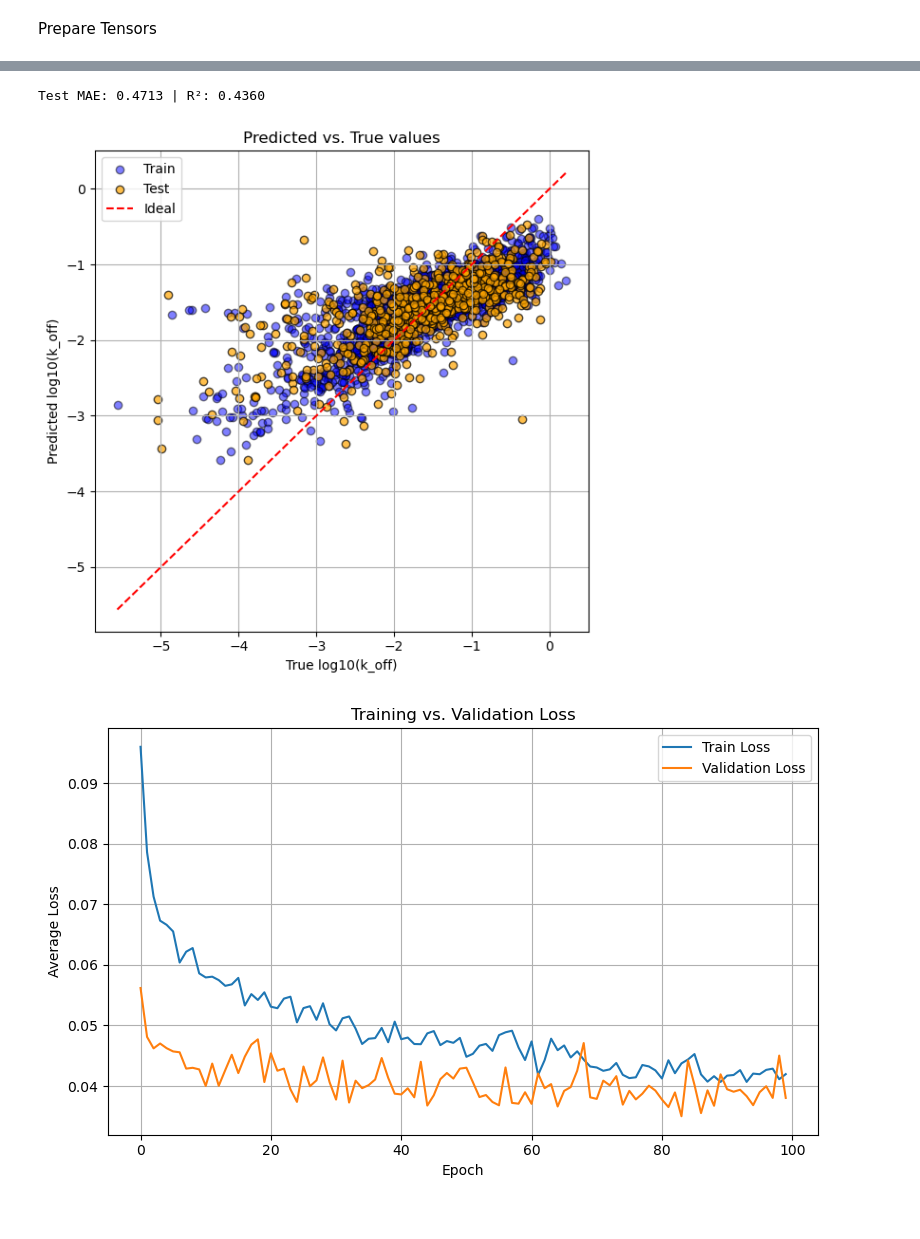
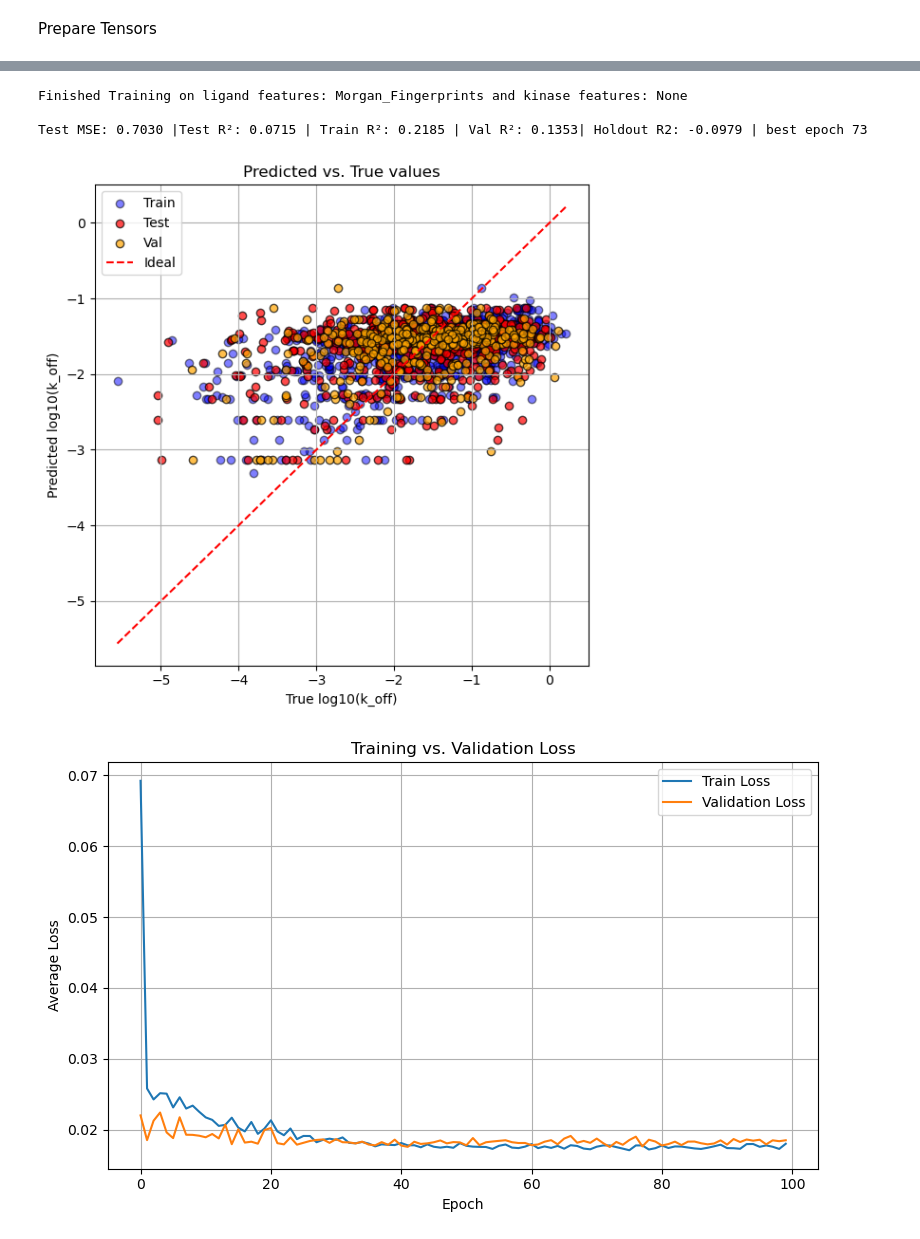
Before and after one commit to pwagoe/machine-learning-models-for-kinetic-rates-prediction, a Jupyter notebook: model/NN/NN1.ipynb, the cells around one changed output, grey strips where cells are left out. Cells and saved outputs as stored; diff of their text form; code cells hidden in the pictures.

```diff
--- a/model/NN/NN1.ipynb
+++ b/model/NN/NN1.ipynb
@@ -64,10 +73,10 @@ df_all.dropna(subset=["log_koff"], inplace=True)  #drop rows with missing target
 #get iris split from my cleaned data set
 df_train = df_all[df_all.set_index(["kinase", "ligand"]).index.isin(ind_train)].copy()
 df_val = df_all[df_all.set_index(["kinase", "ligand"]).index.isin(ind_val)].copy()
-df_test = df_all[df_all.set_index(["kinase", "ligand"]).index.isin(ind_test)].copy()
+df_test= df_all[df_all.set_index(["kinase", "ligand"]).index.isin(ind_test)].copy()
 df_holdout = df_all[df_all.set_index(["kinase", "ligand"]).index.isin(ind_holdout)].copy()
 #merge train and val for final training
-df_train = pd.merge(df_train, df_val, how="outer")
+#df_train = pd.merge(df_train, df_val, how="outer")
 # %%
 ligand_selectors = {
     "Mordred_Features":      lambda df: df.loc[:, "ABC":"mZagreb2"],
@@ -145,16 +154,17 @@ def prepare_tensors(df, ligand_cols, kinase_cols, y_scaler, x_scaler_ligand, x_s
     return TensorDataset(X_tensor, y_tensor)
 
 
-# Split des Datensets in test und training data
+# Split des Datensets in test und training data. Hhange former holdout to the final test set, change former test set to validation set
 train_ds = prepare_tensors(df_train, kinase_cols=kinase_cols, ligand_cols=ligand_cols, y_scaler=y_scaler, x_scaler_kinase=x_scaler_kinase, x_scaler_ligand=x_scaler_ligand)
 test_ds = prepare_tensors(df_test, kinase_cols=kinase_cols, ligand_cols=ligand_cols, y_scaler=y_scaler, x_scaler_kinase=x_scaler_kinase, x_scaler_ligand=x_scaler_ligand) #rename former test to val
-val_ds = prepare_tensors(df_holdout, kinase_cols=kinase_cols, ligand_cols=ligand_cols, y_scaler=y_scaler, x_scaler_kinase=x_scaler_kinase, x_scaler_ligand=x_scaler_ligand) #rename former holdout to test
+val_ds = prepare_tensors(df_val, kinase_cols=kinase_cols, ligand_cols=ligand_cols, y_scaler=y_scaler, x_scaler_kinase=x_scaler_kinase, x_scaler_ligand=x_scaler_ligand) #rename former holdout to test
+holdout_ds = prepare_tensors(df_holdout, kinase_cols=kinase_cols, ligand_cols=ligand_cols, y_scaler=y_scaler, x_scaler_kinase=x_scaler_kinase, x_scaler_ligand=x_scaler_ligand)
 
 #create minibatches of the specified size
 train_loader = DataLoader(train_ds, batch_size=32, shuffle=True)
 val_loader = DataLoader(val_ds, batch_size=32, shuffle=False)
 test_loader = DataLoader(test_ds, batch_size=32, shuffle=False)
-#holdout_loader = DataLoader(holdout_ds, batch_size=32, shuffle=False)
+
 #how to access the tensor shapes if needed
 X_tensor = train_ds.tensors[0]
 y_tensor = train_ds.tensors[1]
@@ -190,7 +205,7 @@ n_epochs = 100
 train_losses, val_losses = [], []  # Liste zur Speicherung der avg_loss pro Epoche
 
 #early stopper
-#early_stopper = EarlyStopper(patience=10, min_delta=0.0001) #standard min_delta is 0.001
+early_stopper = EarlyStopper(patience=20, min_delta=0.0001) #standard min_delta is 0.001
 best_weights = copy.deepcopy(model.state_dict()) #save initial weights
 best_val_loss = float('inf') #initialize best val loss to infinity
 
@@ -223,15 +238,15 @@ for epoch in range(n_epochs):
             pred = model(xb)
             loss = loss_fn(pred, yb)
             val_loss += loss.item()
-    avg_val_loss = val_loss / len(test_loader)
+    avg_val_loss = val_loss / len(val_loader)
     val_losses.append(avg_val_loss)
 
     #track best model weights
-    if avg_val_loss < best_val_loss: #- early_stopper.min_delta:
+    if avg_val_loss < best_val_loss: #-early_stopper.min_delta:
         best_val_loss = avg_val_loss
         best_weights = copy.deepcopy(model.state_dict())
 
-    print(f"Epoch {epoch+1}/{n_epochs}, Loss: {avg_loss:.4f}")
+    print(f"Epoch {epoch+1}/{n_epochs}, Train Loss: {avg_loss:.4f}")
 
     #early stopping check
     #if early_stopper.early_stop(avg_val_loss):
@@ -284,39 +299,60 @@ with torch.no_grad():
     y_train_pred = y_scaler.inverse_transform(y_train_pred_scaled)
     y_train_true = y_scaler.inverse_transform(train_ds.tensors[1].numpy())
 
-mae = mean_absolute_error(y_test_true, y_test_pred)
+    #validation predictions
+    y_val_pred_scaled=model(val_ds.tensors[0]).numpy()
+    y_val_pred = y_scaler.inverse_transform(y_val_pred_scaled)
+    y_val_true = y_scaler.inverse_transform(val_ds.tensors[1].numpy())
+
+    #validation predictions
+    y_holdout_pred_scaled=model(holdout_ds.tensors[0]).numpy()
+    y_holdout_pred = y_scaler.inverse_transform(y_holdout_pred_scaled)
+    y_holdout_true = y_scaler.inverse_transform(holdout_ds.tensors[1].numpy())
+
+
+
+
+mse = mean_squared_error(y_test_true, y_test_pred)
 r2 = r2_score(y_test_true, y_test_pred)
-print(f"\nTest MAE: {mae:.4f} | R²: {r2:.4f}")
+r2_train = r2_score(y_train_true, y_train_pred)
+r2_val = r2_score(y_val_true, y_val_pred)
+r2_holdout = r2_score(y_holdout_true, y_holdout_pred)
+
+print(f"Finished Training on ligand features: {feature_set_ligand} and kinase features: {feature_set_kinase}")
+print(f"\nTest MSE: {mse:.4f} |Test R²: {r2:.4f} | Train R²: {r2_train:.4f} | Val R²: {r2_val:.4f}| Holdout R2: {r2_holdout:.4f} | best epoch { np.argmin(val_losses) + 1}")
 
 #scatter plot of predicted vs true values
 plt.figure(figsize=(6, 6))
-plt.scatter(y_train_true, y_train_pred, alpha=0.5, label='Train', c='blue', edgecolors='k')
-plt.scatter(y_test_true, y_test_pred, alpha=0.7, label='Test', c='orange', edgecolors='k')
+plt.scatter(y_train_true, y_train_pred, alpha=0.5, label='Train', color='blue', edgecolors='k')
+plt.scatter(y_test_true, y_test_pred, alpha=0.7, label='Test', c='red', edgecolors='k')
+plt.scatter(y_val_true, y_val_pred,  alpha=0.7, label='Val', c='orange', edgecolors='k')
 min_val = min(y_train_true.min(), y_test_true.min())
 max_val = max(y_train_true.max(), y_test_true.max())
 plt.plot([min_val, max_val], [min_val, max_val], 'r--', label='Ideal')
 plt.xlabel("True log10(k_off)")
 plt.ylabel("Predicted log10(k_off)")
 plt.title("Predicted vs. True values")
 plt.legend()
 plt.grid(True)
 plt.tight_layout()
 plt.show()
 
 
 #plot der training + validation losse
 
 plt.figure(figsize=(8, 5))
 plt.plot(train_losses, label="Train Loss", color="tab:blue")
 plt.plot(val_losses, label="Validation Loss", color="tab:orange")
 plt.xlabel("Epoch")
 plt.ylabel("Average Loss")
 plt.title("Training vs. Validation Loss")
 plt.legend()
 plt.grid(True)
 plt.tight_layout()
 plt.show()
 # %% [output]
-Test MAE: 0.4713 | R²: 0.4360
+Finished Training on ligand features: Morgan_Fingerprints and kinase features: None
+
+Test MSE: 0.7030 |Test R²: 0.0715 | Train R²: 0.2185 | Val R²: 0.1353| Holdout R2: -0.0979 | best epoch 73
-[figure, old version]
+[figure, new version]
-[figure, old version]
+[figure, new version]
```
Also changed, not shown: parts of 4 cells of this notebook, 1 other file.
